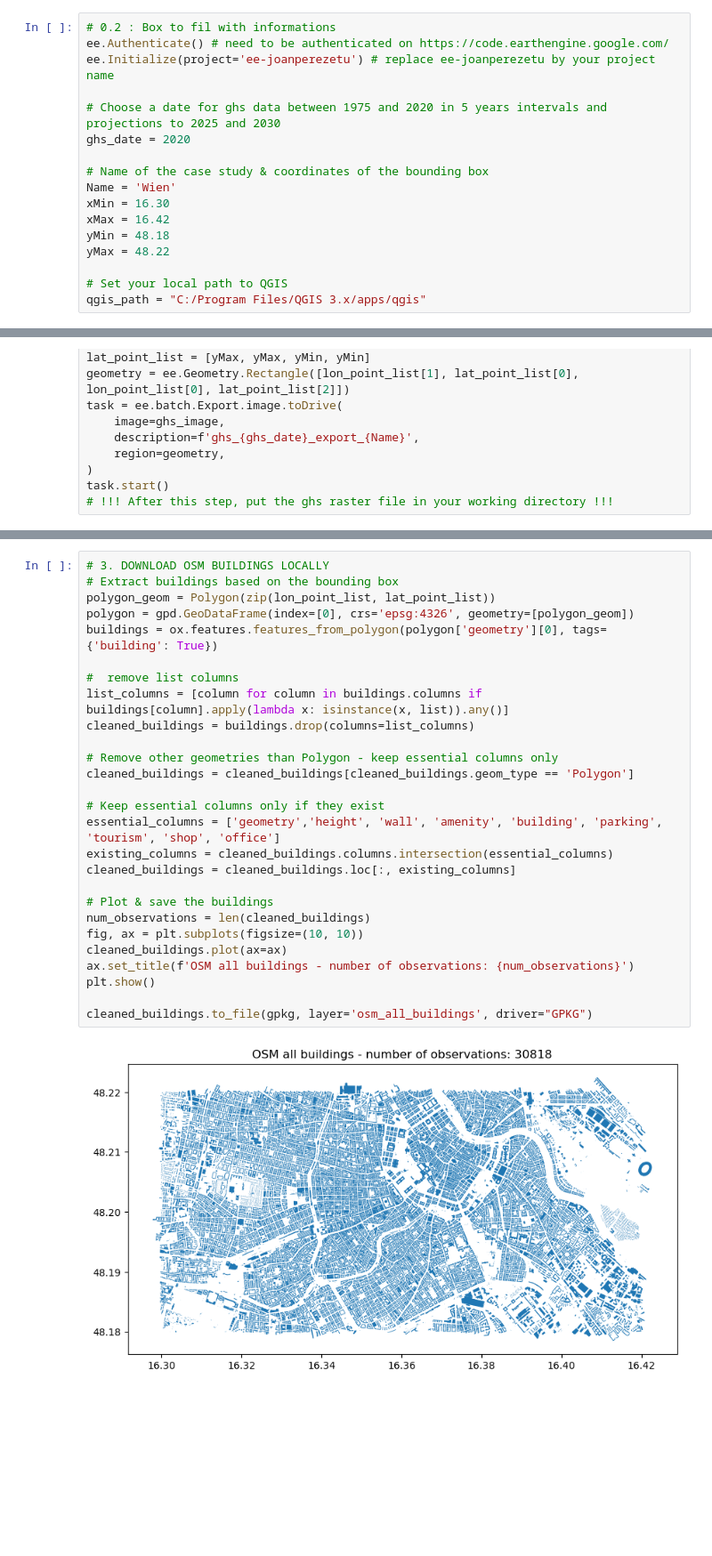
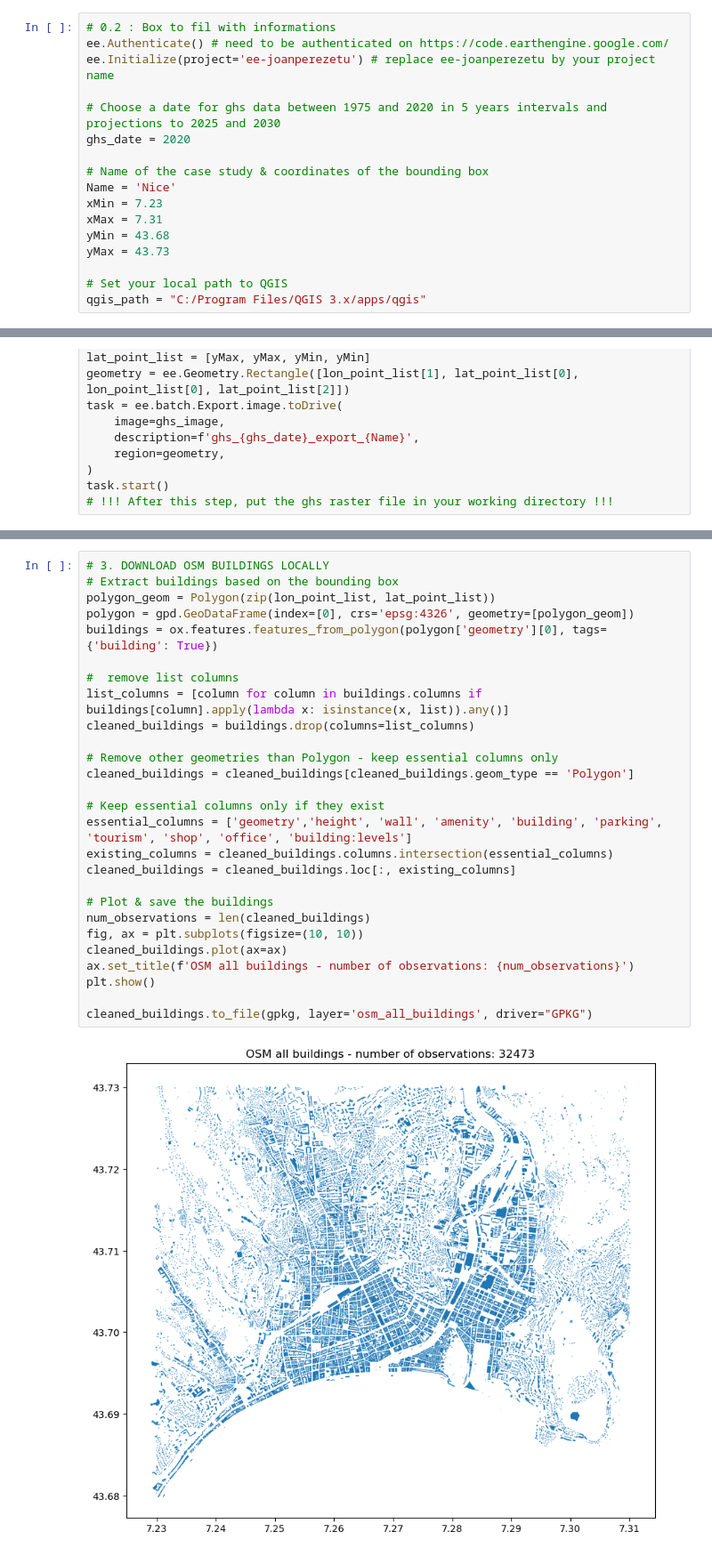
Before and after one commit to perezjoan/Population-Potential-on-Catchment-Area---PPCA-Worldwide, a Jupyter notebook: 1.0 Data download.ipynb, the cells around one changed output, grey strips where cells are left out. Shown at 89% size. Saved outputs shown, nothing was run; the diff lists cells and outputs as text; blank space fills up the shorter version.

```diff
--- a/1.0 Data download.ipynb
+++ b/1.0 Data download.ipynb
@@ -42,11 +42,11 @@ ee.Initialize(project='ee-joanperezetu') # replace ee-joanperezetu by your proje
 ghs_date = 2020
 
 # Name of the case study & coordinates of the bounding box
-Name = 'Wien'
-xMin = 16.30
-xMax = 16.42
-yMin = 48.18
-yMax = 48.22
+Name = 'Nice'
+xMin = 7.23
+xMax = 7.31
+yMin = 43.68
+yMax = 43.73
 
 # Set your local path to QGIS
 qgis_path = "C:/Program Files/QGIS 3.x/apps/qgis"
@@ -98,32 +98,32 @@ plt.show()
 # %%
 # 3. DOWNLOAD OSM BUILDINGS LOCALLY
 # Extract buildings based on the bounding box
 polygon_geom = Polygon(zip(lon_point_list, lat_point_list))
 polygon = gpd.GeoDataFrame(index=[0], crs='epsg:4326', geometry=[polygon_geom])
 buildings = ox.features.features_from_polygon(polygon['geometry'][0], tags={'building': True})
 
 #  remove list columns
 list_columns = [column for column in buildings.columns if buildings[column].apply(lambda x: isinstance(x, list)).any()]
 cleaned_buildings = buildings.drop(columns=list_columns)
 
 # Remove other geometries than Polygon - keep essential columns only
 cleaned_buildings = cleaned_buildings[cleaned_buildings.geom_type == 'Polygon']
 
 # Keep essential columns only if they exist
-essential_columns = ['geometry','height', 'wall', 'amenity', 'building', 'parking', 'tourism', 'shop', 'office']
+essential_columns = ['geometry','height', 'wall', 'amenity', 'building', 'parking', 'tourism', 'shop', 'office', 'building:levels']
 existing_columns = cleaned_buildings.columns.intersection(essential_columns)
 cleaned_buildings = cleaned_buildings.loc[:, existing_columns]
 
 # Plot & save the buildings
 num_observations = len(cleaned_buildings)
 fig, ax = plt.subplots(figsize=(10, 10))
 cleaned_buildings.plot(ax=ax)
 ax.set_title(f'OSM all buildings - number of observations: {num_observations}')
 plt.show()
 
 cleaned_buildings.to_file(gpkg, layer='osm_all_buildings', driver="GPKG")
 # %% [output]
-[figure, old version]
+[figure, new version]
 # %%
 # 4. DOWNLOAD OSM STREETS LOCALLY
 # Extract the streets based on the bounding box
```
Also changed, not shown: parts of 3 cells of this notebook, 11 other files.
